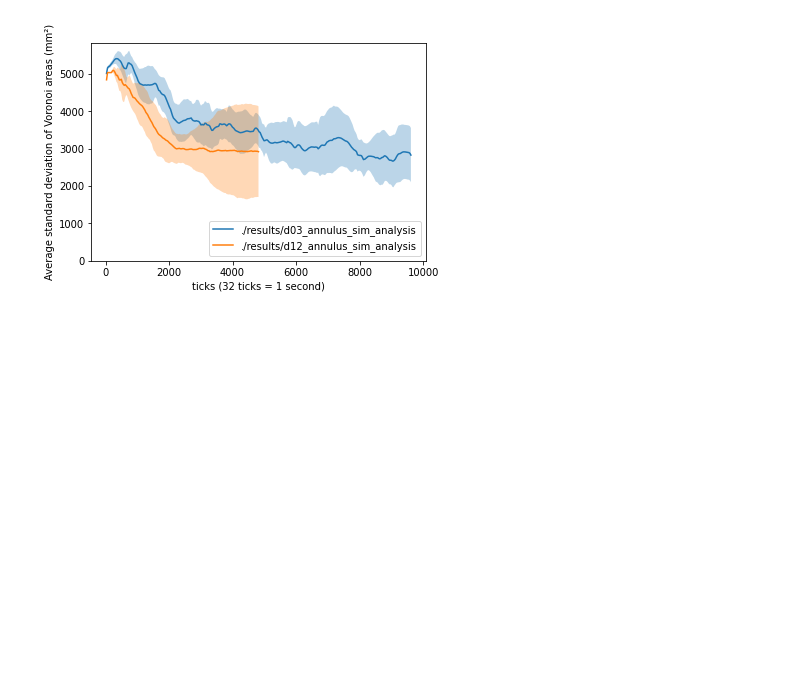
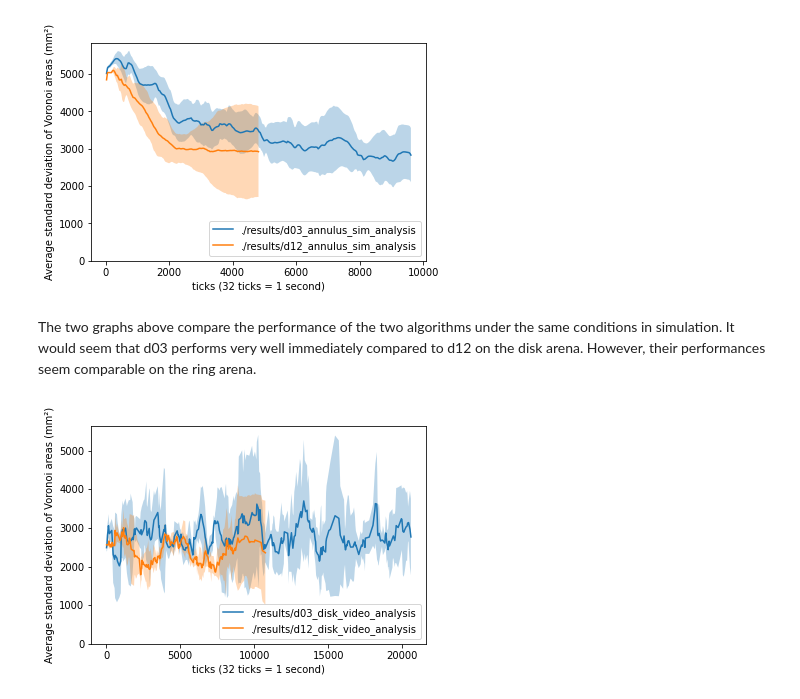
Before and after one commit to Kalessia/dispersion_kilobots, a Jupyter notebook: simulationAnalysis/Analyses.ipynb, the cells around one changed output. Cells and saved outputs as stored; diff of their text form; code cells hidden in the pictures; blank space fills up the shorter version.

```diff
--- a/simulationAnalysis/Analyses.ipynb
+++ b/simulationAnalysis/Analyses.ipynb
@@ -78,3 +112,9 @@ plot_sd_graph("./results/d03_disk_sim_analysis", "./results/d12_disk_sim_analysi
 plot_sd_graph("./results/d03_annulus_sim_analysis", "./results/d12_annulus_sim_analysis")
 # %% [output]
 [figure]
+# %% [markdown]
+The two graphs above compare the performance of the two algorithms under the same conditions in simulation. It would seem that d03 performs very well immediately compared to d12 on the disk arena. However, their performances seem comparable on the ring arena.
+# %%
+plot_sd_graph("./results/d03_disk_video_analysis", "./results/d12_disk_video_analysis")
+# %% [output]
+[figure, added]
```
Also changed, not shown: parts of 18 cells of this notebook, 1 other file.
